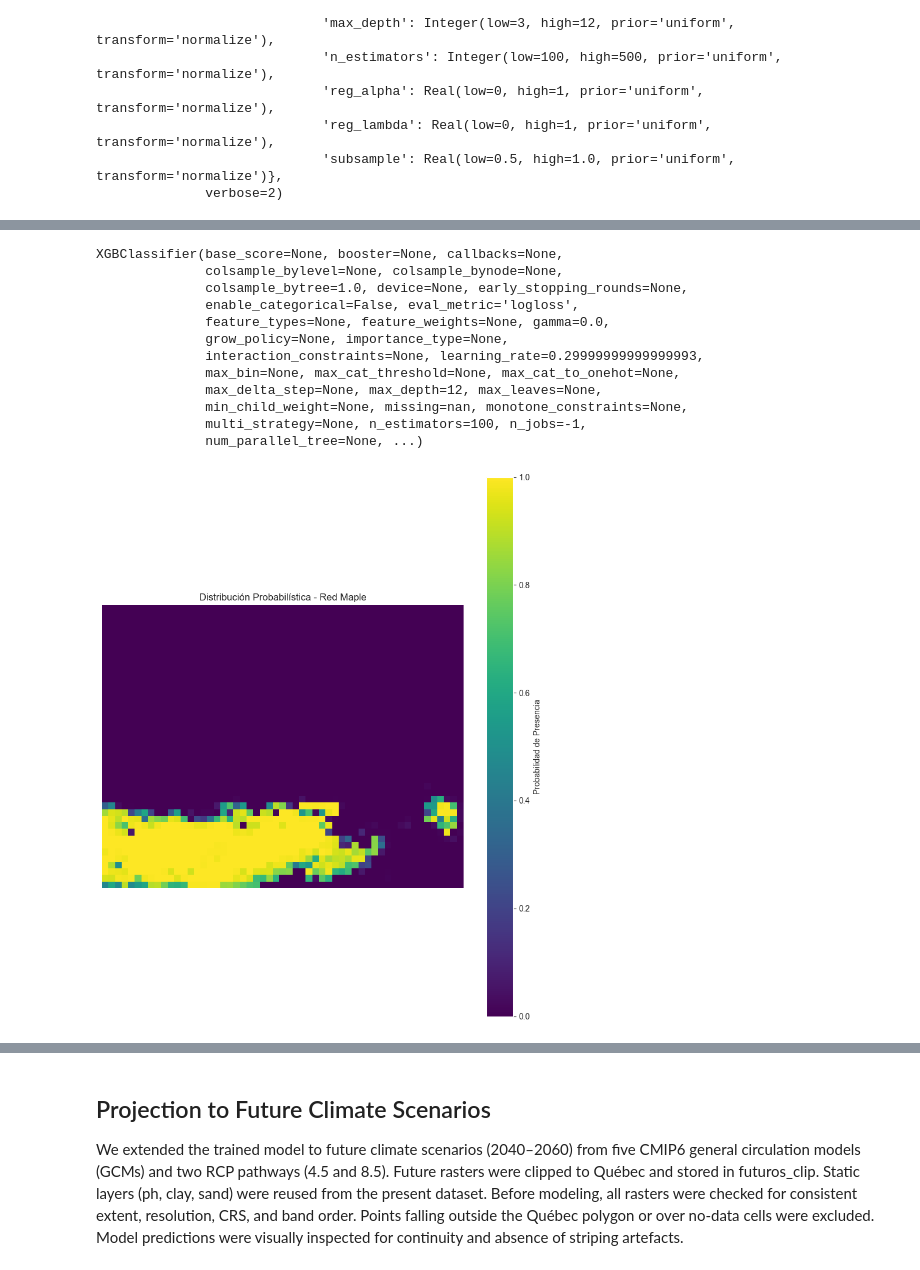
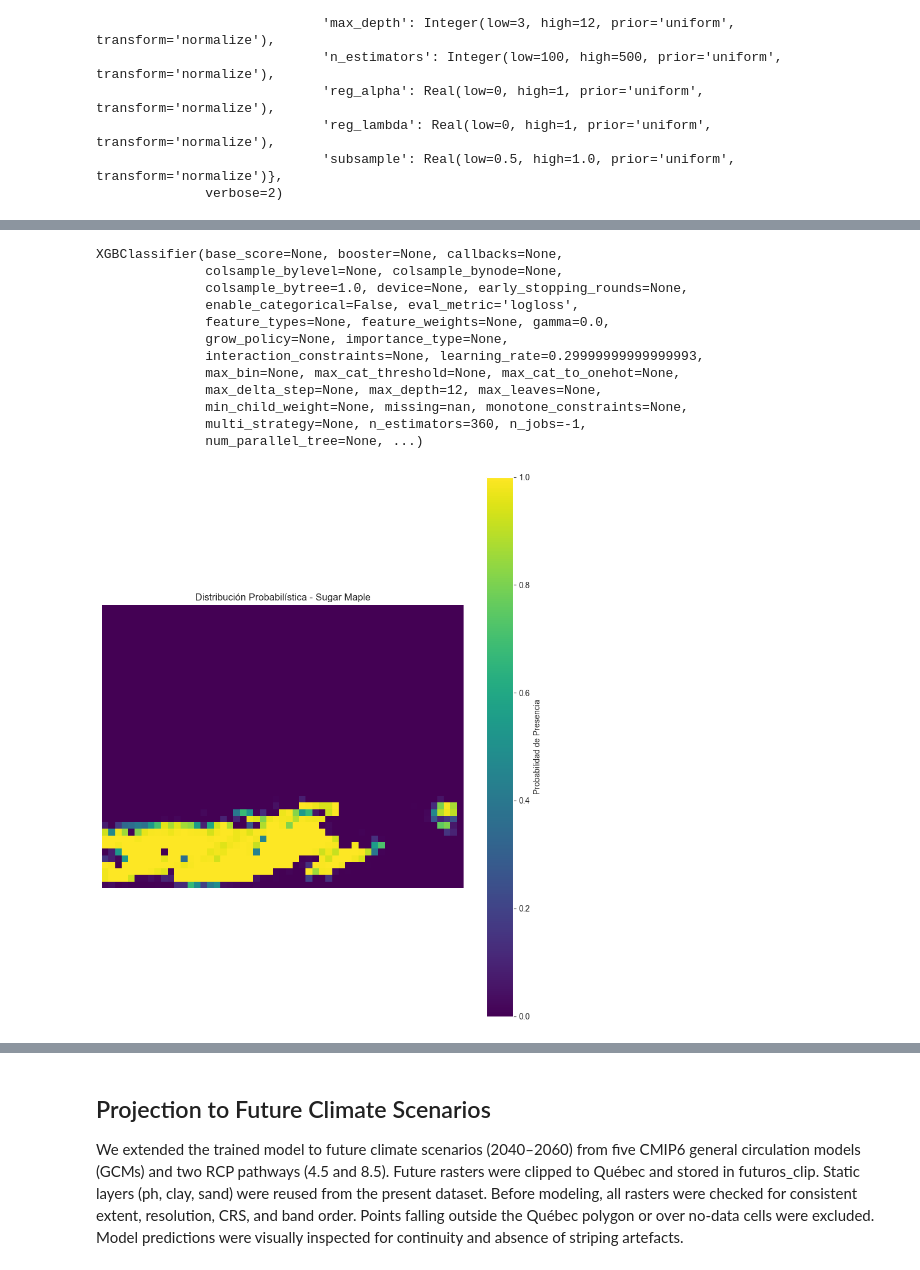
Before and after one commit to jorgelizarazo94/Maple_Quebecois, a Jupyter notebook: Supplementary_5.ipynb, the cells around one changed output, grey strips where cells are left out. Cells and saved outputs as stored; diff of their text form; code cells hidden in the pictures.

```diff
--- a/Supplementary_5.ipynb
+++ b/Supplementary_5.ipynb
@@ -215,12 +212,12 @@ variables = [
 'bio27', 'bio30', 'bio31', 'bio34'
 ]
 # %%
-geometry = [Point(lon, lat) for lon, lat in zip(pseured['longitude'], pseured['latitude'])]
-pseudo_gdf = gpd.GeoDataFrame(pseured.copy(), geometry=geometry, crs="EPSG:4326")
+geometry = [Point(lon, lat) for lon, lat in zip(pseusug['longitude'], pseusug['latitude'])]
+pseudo_gdf = gpd.GeoDataFrame(pseusug.copy(), geometry=geometry, crs="EPSG:4326")
 
 # 5. Crear columnas vacías para las variables
 for var in variables:
-    pseured[var] = np.nan
+    pseusug[var] = np.nan
 # %%
 for var in variables:
     print(f"Extrayendo valores de {var}.tif...")
@@ -274,16 +272,17 @@ pseudo_gdf
 40000 rows × 25 columns
 # %%
-dredm['presencia'] = 1  # 1 para presencias
+
+dsugm['presencia'] = 1  # 1 para presencias
 # %%
 # Seleccionar columnas comunes
 columnas_finales = variables + ['presencia', 'latitude', 'longitude']
-dredm = dredm[columnas_finales]
+dsugm = dsugm[columnas_finales]
 pseudo_final = pseudo_gdf[columnas_finales]
 
-dataset_final = pd.concat([dredm, pseudo_final], ignore_index=True)
+dataset_final = pd.concat([dsugm, pseudo_final], ignore_index=True)
 
 print("Dataset final creado con shape:", dataset_final.shape)
 
 # 12. Guardar dataset listo para modelar
-dataset_final.to_csv("data/dataset_distribucion_xgboost_red.csv", index=False)
+dataset_final.to_csv("data/dataset_distribucion_xgboost_sugar.csv", index=False)
 # %% [output]
@@ -443,10 +446,10 @@ modelo_final = XGBClassifier(
     gamma=0.0,
     learning_rate=0.29999999999999993,
     max_depth=12,
-    n_estimators=100,
-    reg_alpha=0.2697531563624628,
-    reg_lambda=0.9313871305861529,
-    subsample=0.8287391527285375,
+    n_estimators=360,
+    reg_alpha=0.27199909035701747,
+    reg_lambda=0.9751163526204615,
+    subsample=0.5541593046198939,
     objective='binary:logistic',
     eval_metric='logloss',
     n_jobs=-1,
@@ -464,7 +467,7 @@ XGBClassifier(base_score=None, booster=None, callbacks=None,
               max_bin=None, max_cat_threshold=None, max_cat_to_onehot=None,
               max_delta_step=None, max_depth=12, max_leaves=None,
               min_child_weight=None, missing=nan, monotone_constraints=None,
-              multi_strategy=None, n_estimators=100, n_jobs=-1,
+              multi_strategy=None, n_estimators=360, n_jobs=-1,
               num_parallel_tree=None, ...)
 # %%
 ruta_rasters = "bioclim_data/recortados_alineados"
@@ -496,9 +499,9 @@ proba_map = y_pred_proba.reshape((n_rows, n_cols))
 # %%
 plt.figure(figsize=(10, 12))
 im = plt.imshow(proba_map, cmap="viridis", vmin=0, vmax=1)
 plt.colorbar(im, label="Probabilidad de Presencia")
-plt.title("Distribución Probabilística - Red Maple")
+plt.title("Distribución Probabilística - Sugar Maple")
 plt.axis("off")
 plt.show()
 # %% [output]
-[figure, old version]
+[figure, new version]
```
Also changed, not shown: parts of 38 cells of this notebook, 6 other files.
